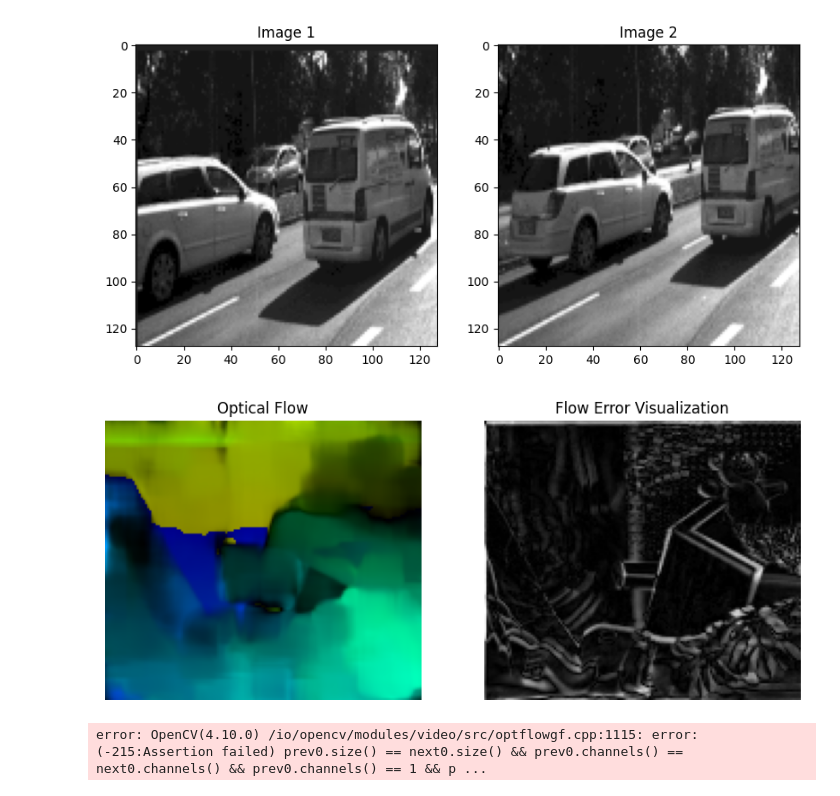
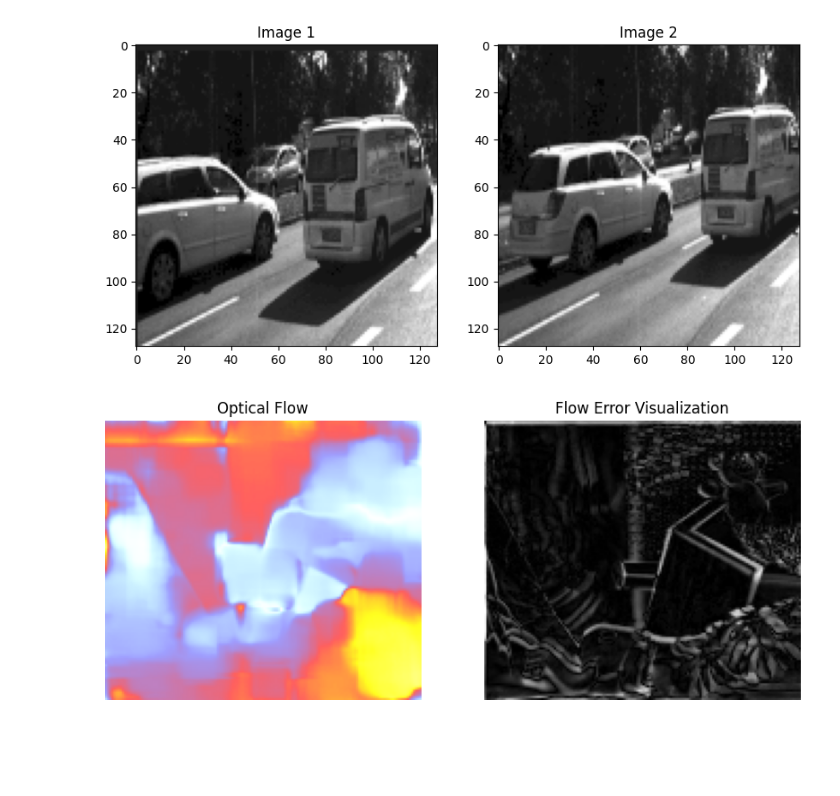
Before and after one commit to nimrashaheen001/Programming_for_AI, a Jupyter notebook: CvAssignment_3.ipynb, the cells around one changed output. Saved outputs shown, nothing was run; the diff lists cells and outputs as text; code cells hidden in the pictures; blank space fills up the shorter version.

```diff
--- a/CvAssignment_3.ipynb
+++ b/CvAssignment_3.ipynb
@@ -107,71 +107,47 @@ img2 = cv2.resize(img2, (img1.shape[1], img1.shape[0]))
 # Now, the images should have the same dimensions dimensions")
 
 # Compute optical flow using Farneback method
 flow = cv2.calcOpticalFlowFarneback(img1, img2, None, 0.5, 3, 15, 3, 5, 1.2, 0)
 
 # Prepare to visualize the flow
 h, w = img1.shape
-y, x = np.mgrid[0:h, 0:w]
 # Calculate magnitude and angle
 magnitude, angle = cv2.cartToPolar(flow[..., 0], flow[..., 1])
 
-# Create an HSV image for optical flow visualization
-hsv = np.zeros((h, w, 3), dtype=np.float32)
+# Normalize the magnitude for visualization
+magnitude = cv2.normalize(magnitude, None, 0, 255, cv2.NORM_MINMAX)
 
-# Normalize the magnitude to [0, 1] for color mapping
-magnitude = cv2.normalize(magnitude, None, 0, 1, cv2.NORM_MINMAX)
-hsv[..., 0] = angle * 180 / np.pi / 2  # Hue: direction
-hsv[..., 1] = 1  # Saturation: set to max
-hsv[..., 2] = magnitude  # Value: magnitude
+# Create a blank image for visualization
+optical_flow_vis = np.zeros((h, w, 3), dtype=np.uint8)
 
-# Convert HSV to BGR for display
-flow_color = cv2.cvtColor(hsv, cv2.COLOR_HSV2BGR)
+# Assign colors based on direction and magnitude.
+# Here we use a colormap to enhance visibility
+for i in range(h):
+    for j in range(w):
+        # Calculate RGB colors based on the angle
+        if magnitude[i, j] > 0:  # Avoid zero division
+            color = cv2.applyColorMap(np.array([[magnitude[i, j]]], dtype=np.uint8), cv2.COLORMAP_JET)[0][0]
+            optical_flow_vis[i, j] = color * (magnitude[i, j] / 255)  # Scale by magnitude
+
+# Optionally, invert the colors for effect (like in reference image)
+optical_flow_vis = 255 - optical_flow_vis
 
 # Visualize flow error as the difference between images
 flow_error = cv2.absdiff(img1, img2)
 
 # Plot results
 plt.figure(figsize=(10, 10))
 
 plt.subplot(1, 2, 1)
 plt.title('Optical Flow')
-plt.imshow(flow_color)
+plt.imshow(optical_flow_vis)
 plt.axis('off')
 
 plt.subplot(1, 2, 2)
 plt.title('Flow Error Visualization')
 plt.imshow(flow_error, cmap='gray')  # Visualize error as difference
 plt.axis('off')
 
 plt.show()
 # %% [output]
-[figure, old version]
+[figure, new version]
-# %%
-import cv2
-import numpy as np
-
-# Load the images
-img1 = cv2.imread('image-1.png')
-img2 = cv2.imread('image-2.png')
-
-# Convert the images to grayscale
-gray1 = cv2.cvtColor(img1, cv2.COLOR_BGR2GRAY)
-gray2 = cv2.cvtColor(img2, cv2.COLOR_BGR2GRAY)
-
-# Calculate the optical flow between the two images
-flow = cv2.calcOpticalFlowFarneback(gray1, gray2, None, 0.5, 3, 15, 3, 5, 1.2, 0)
-
-# Visualize the motion flow
-hsv = np.zeros_like(img1)
-hsv[..., 1] = 255
-mag, ang = cv2.cartToPolar(flow[..., 0], flow[..., 1])
-hsv[..., 0] = ang * 180 / np.pi / 2
-hsv[..., 2] = cv2.normalize(mag, None, 0, 255, cv2.NORM_MINMAX)
-bgr = cv2.cvtColor(hsv, cv2.COLOR_HSV2BGR)
-
-# Display the result
-cv2.imshow('Motion Flow', bgr)
-cv2.waitKey(0)
-cv2.destroyAllWindows()
-# %% [output]
-error: OpenCV(4.10.0) /io/opencv/modules/video/src/optflowgf.cpp:1115: error: (-215:Assertion failed) prev0.size() == next0.size() && prev0.channels() == next0.channels() && prev0.channels() == 1 && p ...
```
Also changed, not shown: parts of 5 cells of this notebook.
